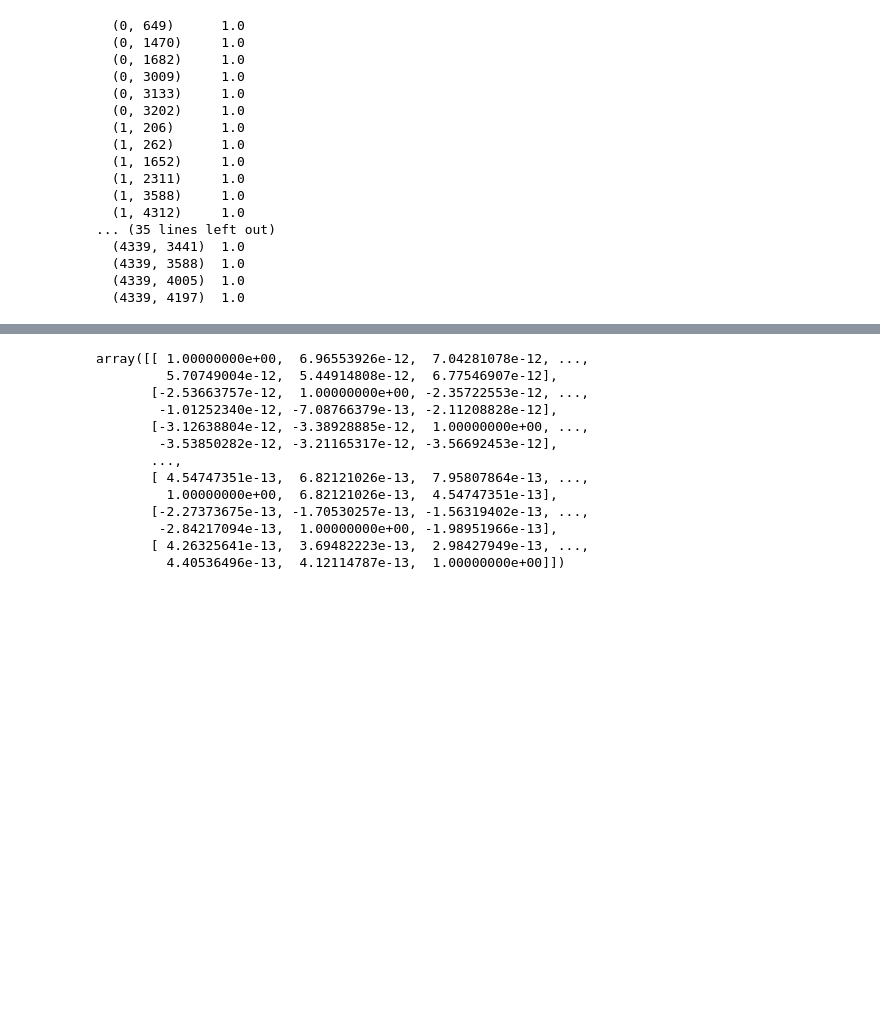
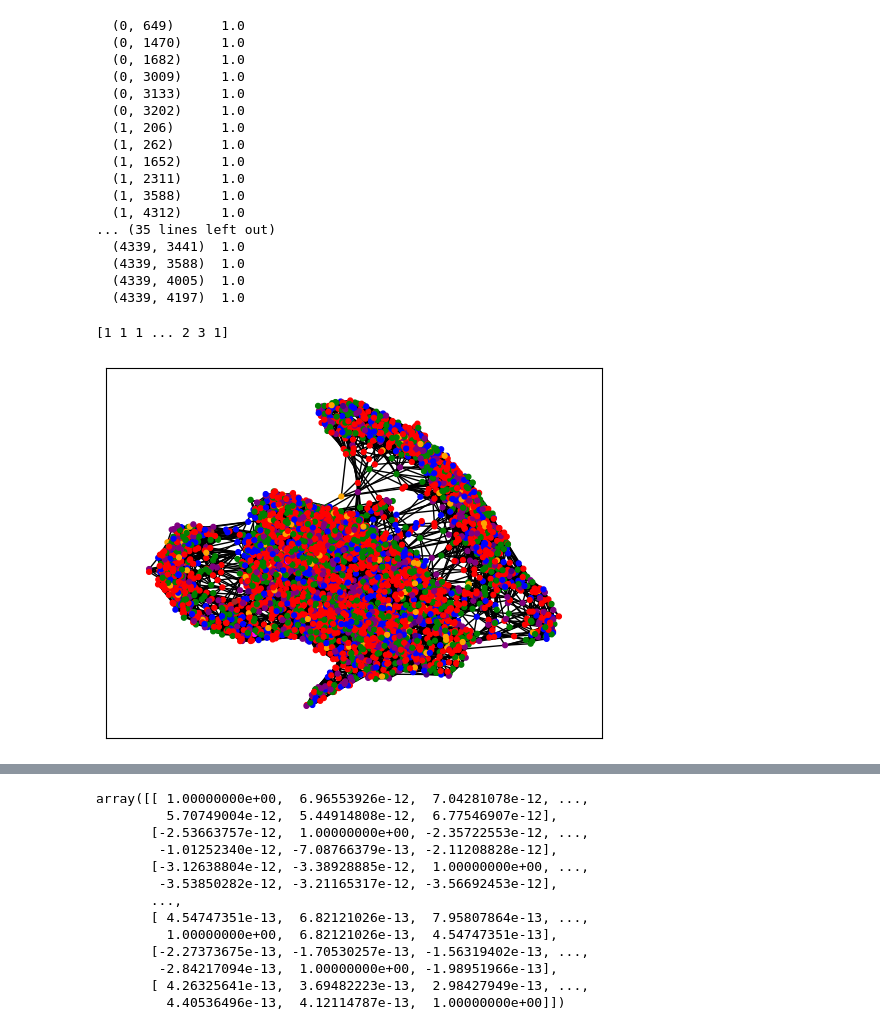
Before and after one commit to madhuraswani/ELL-888, a Jupyter notebook: Project/data/test.ipynb, the cells around one changed output, grey strips where cells are left out. Drawn from its saved outputs; the diff is of its cells as text; code cells hidden in the pictures; blank space fills up the shorter version.

```diff
--- a/Project/data/test.ipynb
+++ b/Project/data/test.ipynb
@@ -105,5 +114,3 @@ print(graph)
   (4339, 3588)  1.0
   (4339, 4005)  1.0
   (4339, 4197)  1.0
-# %%
-graph=sparse_corrcoef(a)
@@ -109,0 +155,22 @@ graph=sparse_corrcoef(a)
+# %%
+true_clusters=(pd.read_csv("K means clusters.csv")['Cluster'].to_numpy()-np.ones(pd.read_csv("K means clusters.csv")['Cluster'].to_numpy().shape,dtype=np.int32))
+pred_clusters=pd.read_csv("clusters.csv").to_numpy().reshape(1,-1)[0]
+colordict={'0':'red','1':'green','2':'blue','3':'purple','4':'orange','5':'indigo','6':'brown','7':'magenta'}
+print(true_clusters)
+colors=[colordict[str(i)] for i in true_clusters]
+# %% [output]
+[1 1 1 ... 2 3 1]
+# %%
+G = GraphVisualization()
+indices=graph.indices
+indptr=graph.indptr
+indices=graph.indices
+indptr=graph.indptr
+for i in range(len(indptr)-1):
+    index=indices[indptr[i]:indptr[i+1]]
+    for ind in index:
+        G.addEdge(i,ind)
+G.add_NodeColors(colors)
+G.visualize()
+# %% [output]
+[figure, added]
```
Also changed, not shown: parts of 8 cells of this notebook, 6 other files.
